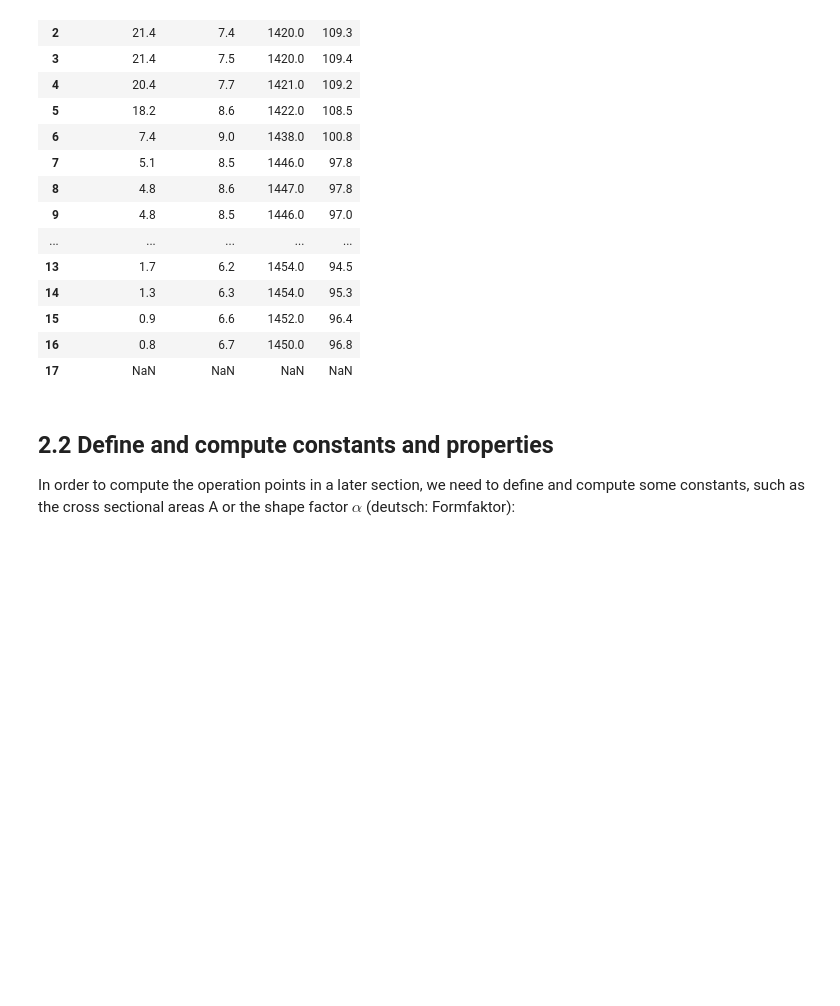
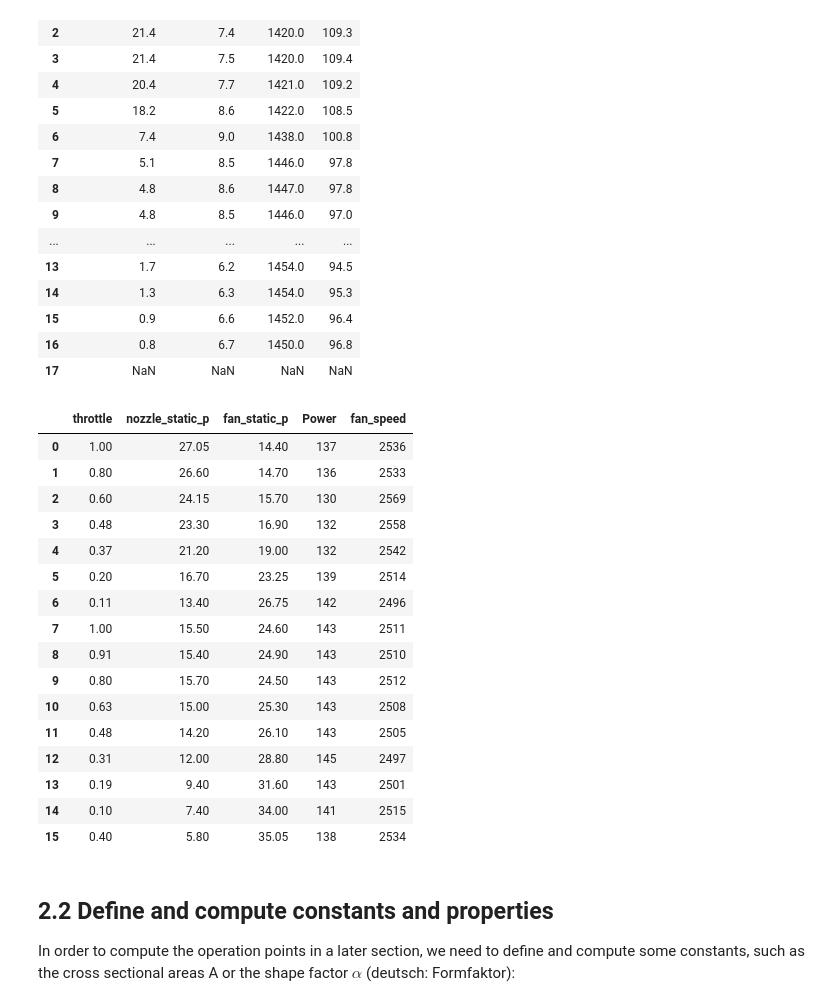
Before and after one commit to LOP-POL/MUP_LAB_FAN, a Jupyter notebook: LabCourse_PythonEvaluation_SOLVED.ipynb, the cells around one changed output. Saved outputs shown, nothing was run; the diff lists cells and outputs as text; code cells hidden in the pictures; blank space fills up the shorter version.

```diff
--- a/LabCourse_PythonEvaluation_SOLVED.ipynb
+++ b/LabCourse_PythonEvaluation_SOLVED.ipynb
@@ -211,6 +219,26 @@ df1
 | 15 | 0.9 | 6.6 | 1452.0 | 96.4 |
 | 16 | 0.8 | 6.7 | 1450.0 | 96.8 |
 | 17 | NaN | NaN | NaN | NaN |
+# %%
+df2
+# %% [output]
+|  | throttle | nozzle_static_p | fan_static_p | Power | fan_speed |
+| 0 | 1.00 | 27.05 | 14.40 | 137 | 2536 |
+| 1 | 0.80 | 26.60 | 14.70 | 136 | 2533 |
+| 2 | 0.60 | 24.15 | 15.70 | 130 | 2569 |
+| 3 | 0.48 | 23.30 | 16.90 | 132 | 2558 |
+| 4 | 0.37 | 21.20 | 19.00 | 132 | 2542 |
+| 5 | 0.20 | 16.70 | 23.25 | 139 | 2514 |
+| 6 | 0.11 | 13.40 | 26.75 | 142 | 2496 |
+| 7 | 1.00 | 15.50 | 24.60 | 143 | 2511 |
+| 8 | 0.91 | 15.40 | 24.90 | 143 | 2510 |
+| 9 | 0.80 | 15.70 | 24.50 | 143 | 2512 |
+| 10 | 0.63 | 15.00 | 25.30 | 143 | 2508 |
+| 11 | 0.48 | 14.20 | 26.10 | 143 | 2505 |
+| 12 | 0.31 | 12.00 | 28.80 | 145 | 2497 |
+| 13 | 0.19 | 9.40 | 31.60 | 143 | 2501 |
+| 14 | 0.10 | 7.40 | 34.00 | 141 | 2515 |
+| 15 | 0.40 | 5.80 | 35.05 | 138 | 2534 |
 # %% [markdown]
 ## 2.2 Define and compute constants and properties
 In order to compute the operation points in a later section, we need to define and compute some constants, such as the cross sectional areas A or the shape factor $\alpha$ (deutsch: Formfaktor):
```
Also changed, not shown: parts of 12 cells of this notebook, 4 other files.
